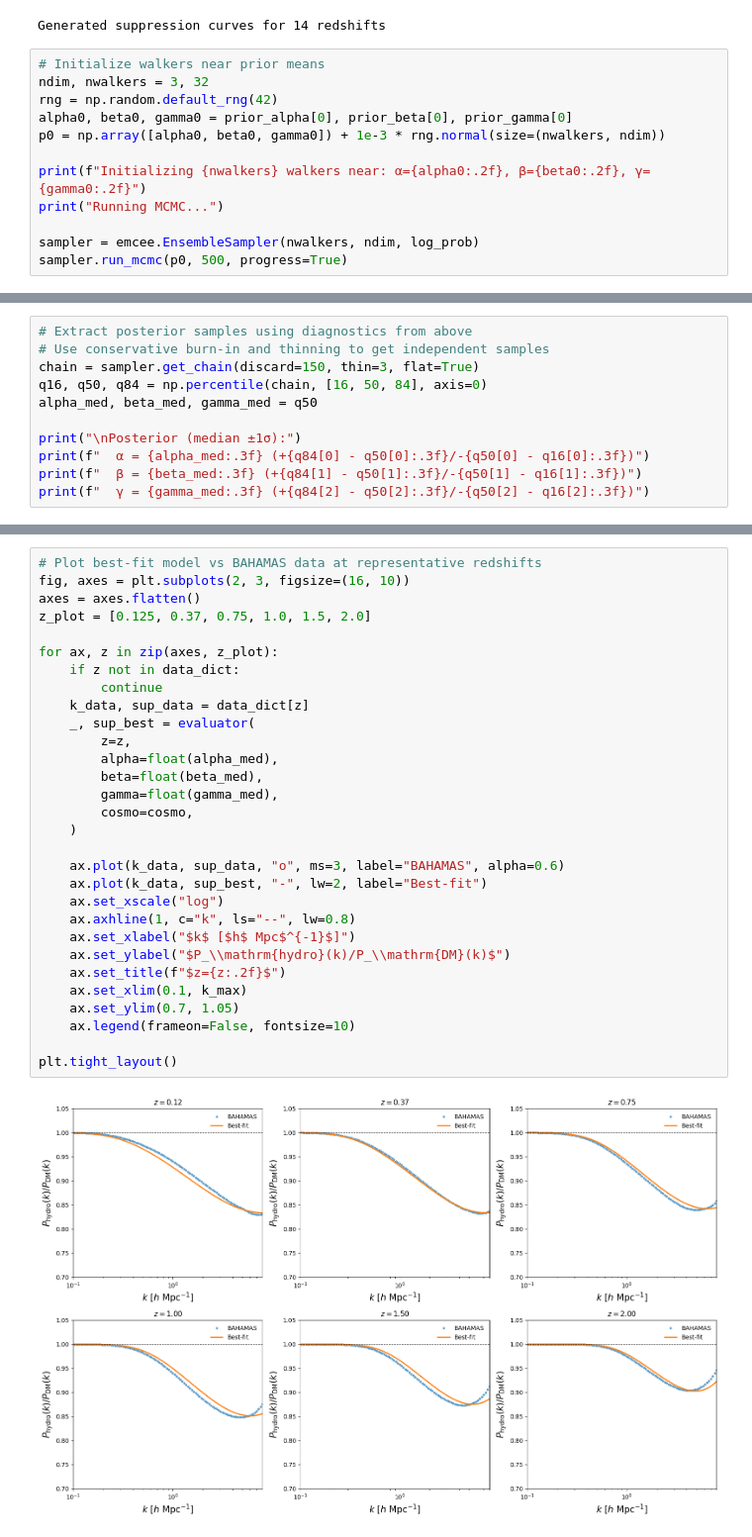
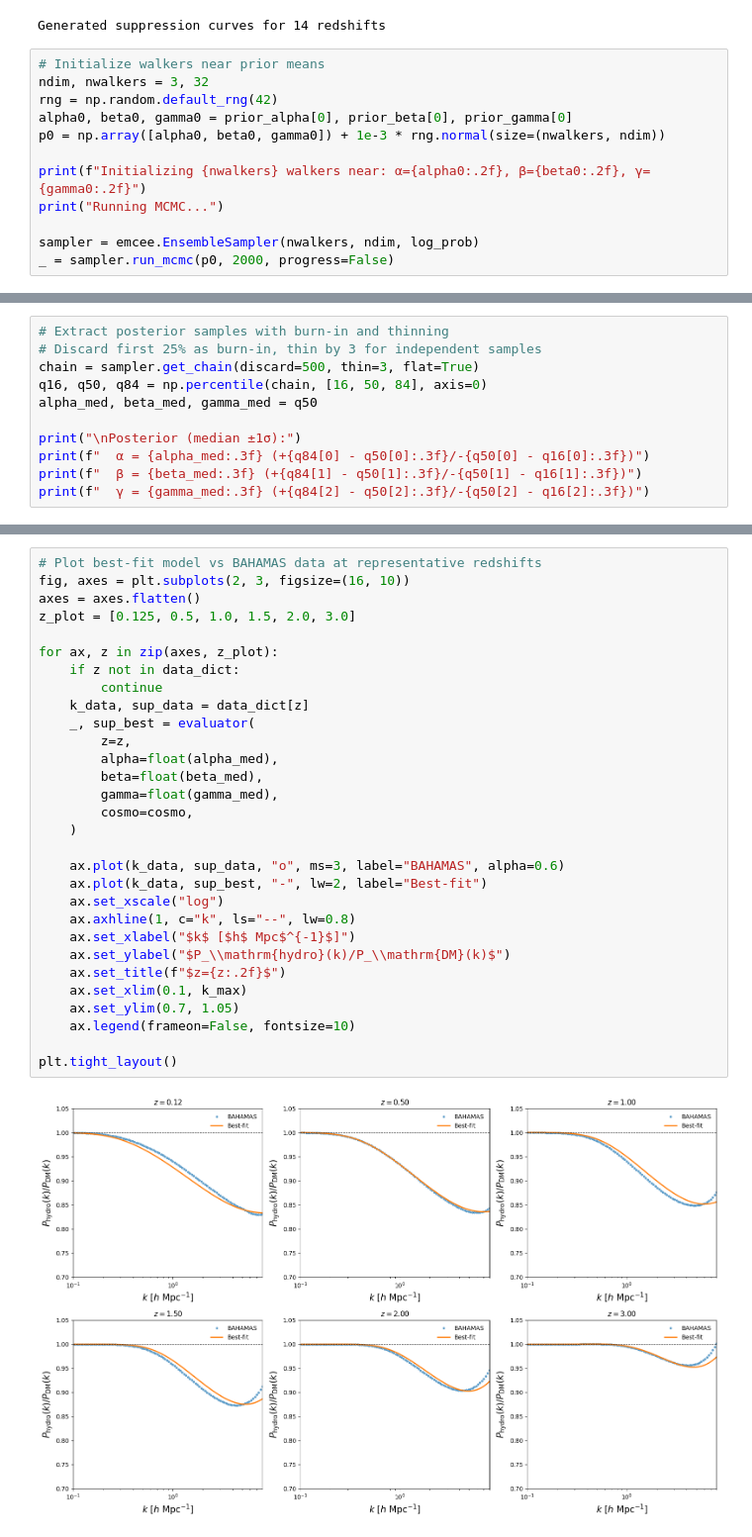
Before and after one commit to jemme07/pyspk, a Jupyter notebook: examples/pySPk_Examples.ipynb, the cells around one changed output, grey strips where cells are left out. Shown at 99% size. Drawn from its saved outputs; the diff is of its cells as text.

```diff
--- a/examples/pySPk_Examples.ipynb
+++ b/examples/pySPk_Examples.ipynb
@@ -532,5 +532,5 @@ print(f"Initializing {nwalkers} walkers near: α={alpha0:.2f}, β={beta0:.2f},
 print("Running MCMC...")
 
 sampler = emcee.EnsembleSampler(nwalkers, ndim, log_prob)
-sampler.run_mcmc(p0, 500, progress=True)
+_ = sampler.run_mcmc(p0, 2000, progress=False)
 # %% [output]
@@ -598,7 +559,7 @@ Using defaults: discard=150, thin=3
 # %%
-# Extract posterior samples using diagnostics from above
-# Use conservative burn-in and thinning to get independent samples
-chain = sampler.get_chain(discard=150, thin=3, flat=True)
+# Extract posterior samples with burn-in and thinning
+# Discard first 25% as burn-in, thin by 3 for independent samples
+chain = sampler.get_chain(discard=500, thin=3, flat=True)
 q16, q50, q84 = np.percentile(chain, [16, 50, 84], axis=0)
 alpha_med, beta_med, gamma_med = q50
 
@@ -614,35 +575,35 @@ Posterior (median ±1σ):
 # %%
 # Plot best-fit model vs BAHAMAS data at representative redshifts
 fig, axes = plt.subplots(2, 3, figsize=(16, 10))
 axes = axes.flatten()
-z_plot = [0.125, 0.37, 0.75, 1.0, 1.5, 2.0]
+z_plot = [0.125, 0.5, 1.0, 1.5, 2.0, 3.0]
 
 for ax, z in zip(axes, z_plot):
     if z not in data_dict:
         continue
     k_data, sup_data = data_dict[z]
     _, sup_best = evaluator(
         z=z,
         alpha=float(alpha_med),
         beta=float(beta_med),
         gamma=float(gamma_med),
         cosmo=cosmo,
     )
 
     ax.plot(k_data, sup_data, "o", ms=3, label="BAHAMAS", alpha=0.6)
     ax.plot(k_data, sup_best, "-", lw=2, label="Best-fit")
     ax.set_xscale("log")
     ax.axhline(1, c="k", ls="--", lw=0.8)
     ax.set_xlabel("$k$ [$h$ Mpc$^{-1}$]")
     ax.set_ylabel("$P_\\mathrm{hydro}(k)/P_\\mathrm{DM}(k)$")
     ax.set_title(f"$z={z:.2f}$")
     ax.set_xlim(0.1, k_max)
     ax.set_ylim(0.7, 1.05)
     ax.legend(frameon=False, fontsize=10)
 
 plt.tight_layout()
 # %% [output]
-[figure, old version]
+[figure, new version]
 # %%
 import corner
 
```
Also changed, not shown: parts of 4 cells of this notebook.
